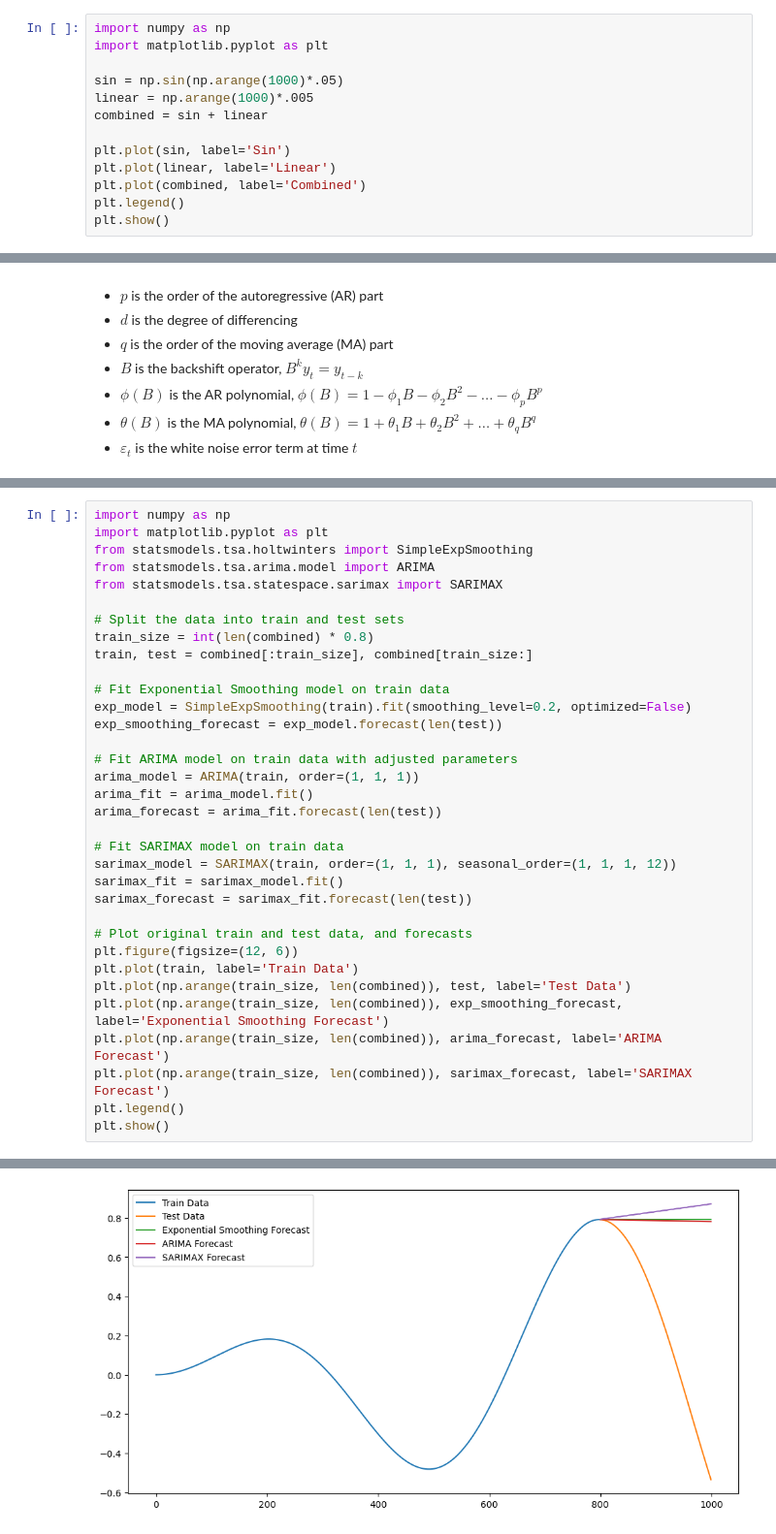
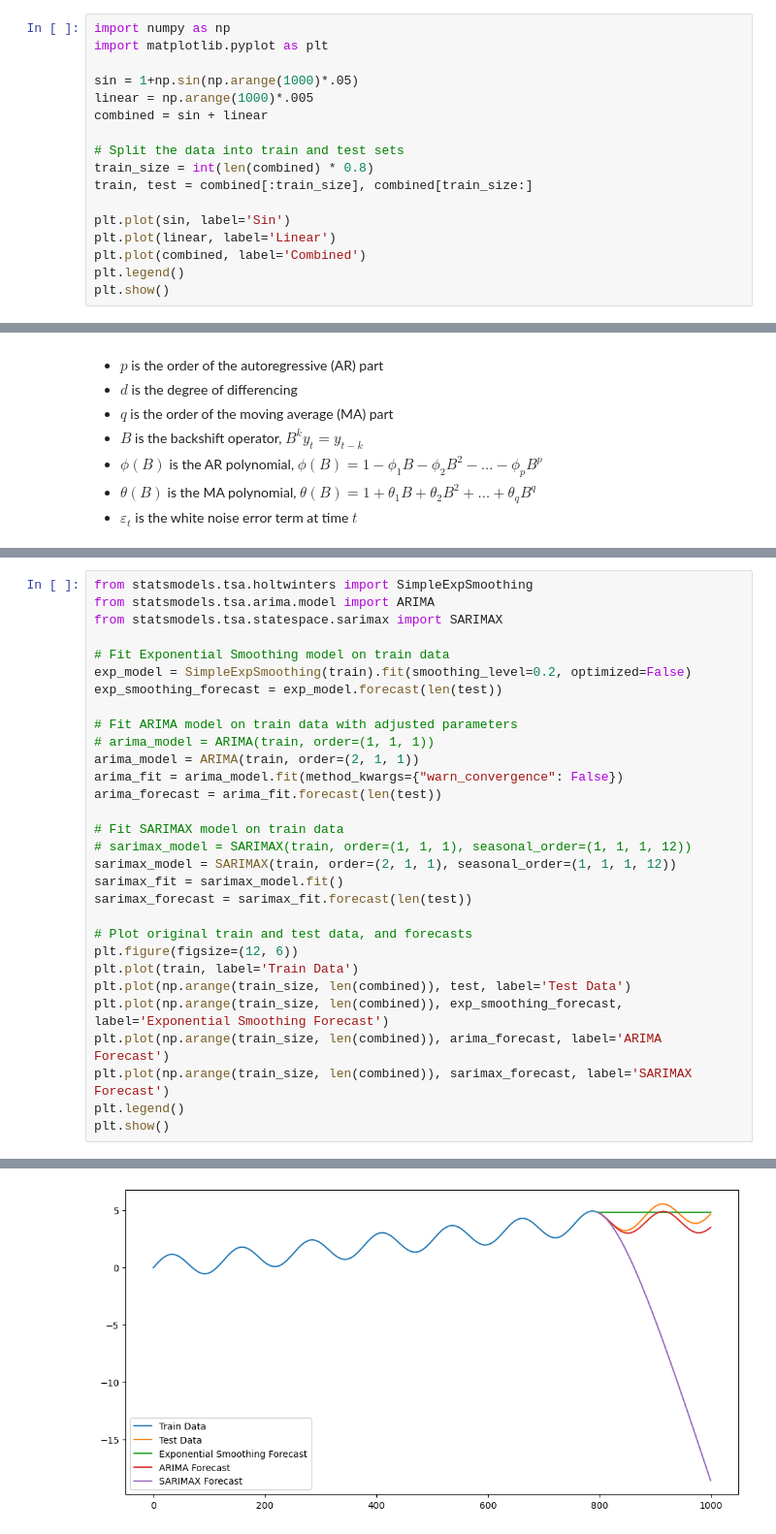
Before and after one commit to Jordanbarker/jordanbarker.github.io, a Jupyter notebook: Jupyter_Notebooks/TimeSeries.ipynb, the cells around one changed output, grey strips where cells are left out. Shown at 97% size. Cells and saved outputs as stored; diff of their text form.

```diff
--- a/Jupyter_Notebooks/TimeSeries.ipynb
+++ b/Jupyter_Notebooks/TimeSeries.ipynb
@@ -4,9 +4,13 @@
 import numpy as np
 import matplotlib.pyplot as plt
 
-sin = np.sin(np.arange(1000)*.05)
+sin = 1+np.sin(np.arange(1000)*.05)
 linear = np.arange(1000)*.005
 combined = sin + linear
+
+# Split the data into train and test sets
+train_size = int(len(combined) * 0.8)
+train, test = combined[:train_size], combined[train_size:]
 
 plt.plot(sin, label='Sin')
 plt.plot(linear, label='Linear')
@@ -58,25 +128,21 @@ ModuleNotFoundError: No module named 'statsmodels'
 # %%
-import numpy as np
-import matplotlib.pyplot as plt
 from statsmodels.tsa.holtwinters import SimpleExpSmoothing
 from statsmodels.tsa.arima.model import ARIMA
 from statsmodels.tsa.statespace.sarimax import SARIMAX
-
-# Split the data into train and test sets
-train_size = int(len(combined) * 0.8)
-train, test = combined[:train_size], combined[train_size:]
 
 # Fit Exponential Smoothing model on train data
 exp_model = SimpleExpSmoothing(train).fit(smoothing_level=0.2, optimized=False)
 exp_smoothing_forecast = exp_model.forecast(len(test))
 
 # Fit ARIMA model on train data with adjusted parameters
-arima_model = ARIMA(train, order=(1, 1, 1))
-arima_fit = arima_model.fit()
+# arima_model = ARIMA(train, order=(1, 1, 1))
+arima_model = ARIMA(train, order=(2, 1, 1))
+arima_fit = arima_model.fit(method_kwargs={"warn_convergence": False})
 arima_forecast = arima_fit.forecast(len(test))
 
 # Fit SARIMAX model on train data
-sarimax_model = SARIMAX(train, order=(1, 1, 1), seasonal_order=(1, 1, 1, 12))
+# sarimax_model = SARIMAX(train, order=(1, 1, 1), seasonal_order=(1, 1, 1, 12))
+sarimax_model = SARIMAX(train, order=(2, 1, 1), seasonal_order=(1, 1, 1, 12))
 sarimax_fit = sarimax_model.fit()
 sarimax_forecast = sarimax_fit.forecast(len(test))
 
@@ -134 +205 @@ CONVERGENCE: REL_REDUCTION_OF_F_<=_FACTR*EPSMCH
-[figure, old version]
+[figure, new version]
```
Also changed, not shown: parts of 13 cells of this notebook.
